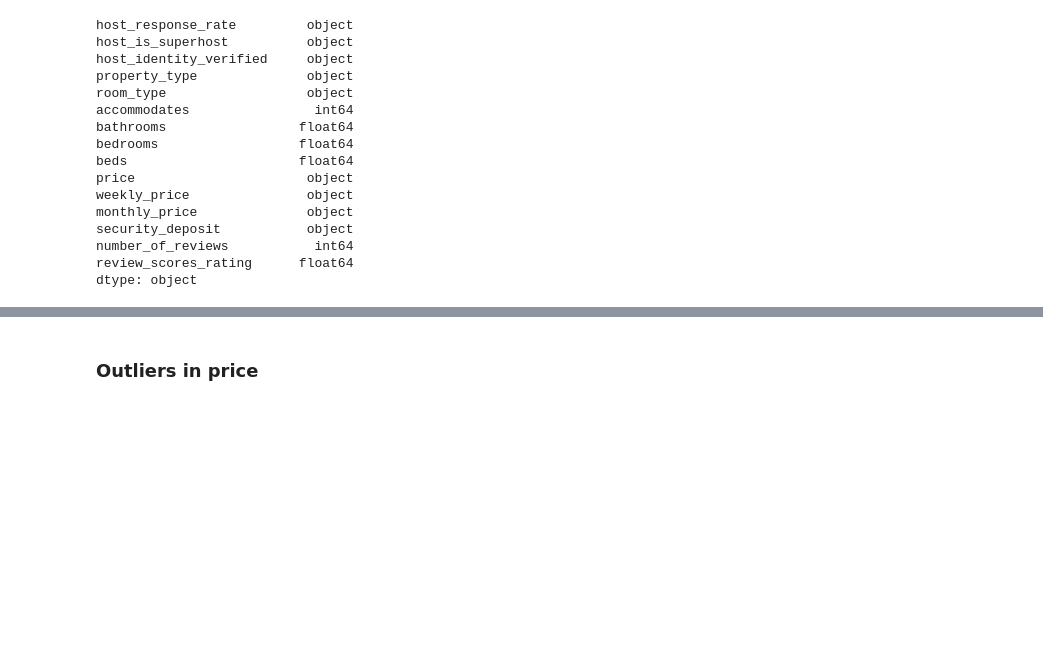
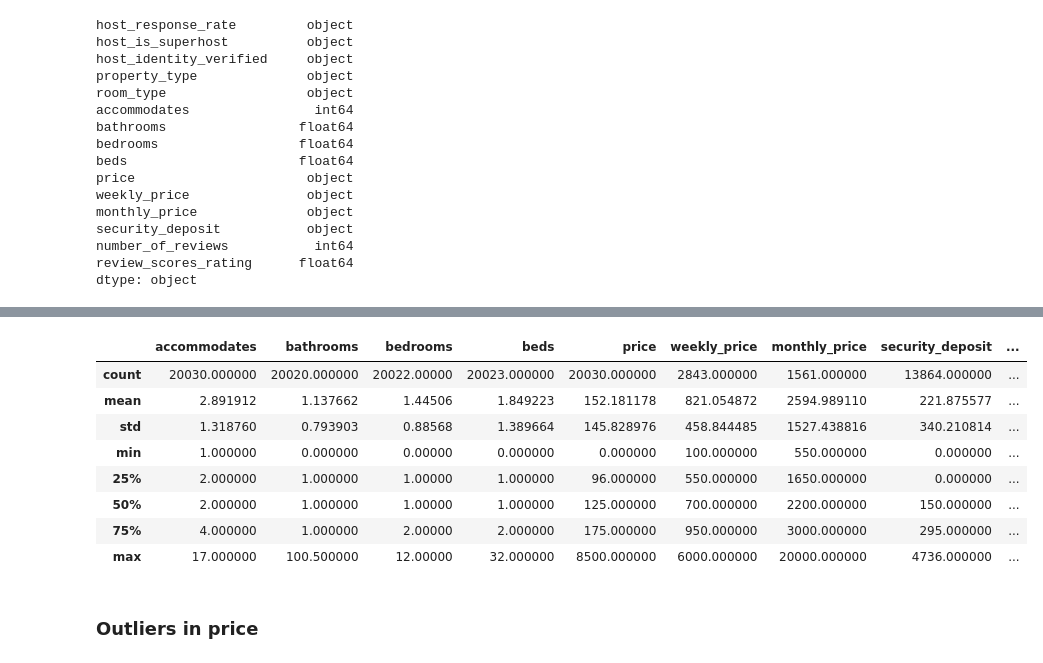
Before and after one commit to jungheeyang/3802ICT-Assignment-1, a Jupyter notebook: 3802ICT_Assignment1.ipynb, the cells around one changed output, grey strips where cells are left out. Saved outputs shown, nothing was run; the diff lists cells and outputs as text; code cells hidden in the pictures; blank space fills up the shorter version.

```diff
--- a/3802ICT_Assignment1.ipynb
+++ b/3802ICT_Assignment1.ipynb
@@ -78,23 +78,25 @@ try:
     df['host_identity_verified'] = df['host_identity_verified'].astype(bool)
 except:
     pass
-# %%
-# property_type - change object to string
-try:
-    df['property_type'] = df['property_type'].astype(str)
-except:
-    pass
-# %%
-# property_type - change object to string
-try:
-    df['room_type'] = df['room_type'].astype(str)
-except:
-    pass
 # %%
-# Price - remove '$' and ',' and change string to float
+# weekly_price, monthly_price, security_deposit, Price
+#                     - remove '$' and ',' and change string to float
 try:
     df['price'] = df['price'].str.replace(',', '')
     df['price'] = df['price'].str.replace('$', '')
     df['price'] = df['price'].astype(float)
+
+    df['weekly_price'] = df['weekly_price'].str.replace(',', '')
+    df['weekly_price'] = df['weekly_price'].str.replace('$', '')
+    df['weekly_price'] = df['weekly_price'].astype(float)
+
+    df['monthly_price'] = df['monthly_price'].str.replace(',', '')
+    df['monthly_price'] = df['monthly_price'].str.replace('$', '')
+    df['monthly_price'] = df['monthly_price'].astype(float)
+
+    df['security_deposit'] = df['security_deposit'].str.replace(',', '')
+    df['security_deposit'] = df['security_deposit'].str.replace('$', '')
+    df['security_deposit'] = df['security_deposit'].astype(float)
+
 except:
     pass
@@ -101,3 +145,15 @@ except:
+# %%
+df.describe()
+# %% [output]
+|  | accommodates | bathrooms | bedrooms | beds | price | weekly_price | monthly_price | security_deposit | ... |
+| count | 20030.000000 | 20020.000000 | 20022.00000 | 20023.000000 | 20030.000000 | 2843.000000 | 1561.000000 | 13864.000000 | ... |
+| mean | 2.891912 | 1.137662 | 1.44506 | 1.849223 | 152.181178 | 821.054872 | 2594.989110 | 221.875577 | ... |
+| std | 1.318760 | 0.793903 | 0.88568 | 1.389664 | 145.828976 | 458.844485 | 1527.438816 | 340.210814 | ... |
+| min | 1.000000 | 0.000000 | 0.00000 | 0.000000 | 0.000000 | 100.000000 | 550.000000 | 0.000000 | ... |
+| 25% | 2.000000 | 1.000000 | 1.00000 | 1.000000 | 96.000000 | 550.000000 | 1650.000000 | 0.000000 | ... |
+| 50% | 2.000000 | 1.000000 | 1.00000 | 1.000000 | 125.000000 | 700.000000 | 2200.000000 | 150.000000 | ... |
+| 75% | 4.000000 | 1.000000 | 2.00000 | 2.000000 | 175.000000 | 950.000000 | 3000.000000 | 295.000000 | ... |
+| max | 17.000000 | 100.500000 | 12.00000 | 32.000000 | 8500.000000 | 6000.000000 | 20000.000000 | 4736.000000 | ... |
 # %% [markdown]
 ### Outliers in price
 # %%
```
Also changed, not shown: parts of 5 cells of this notebook.
